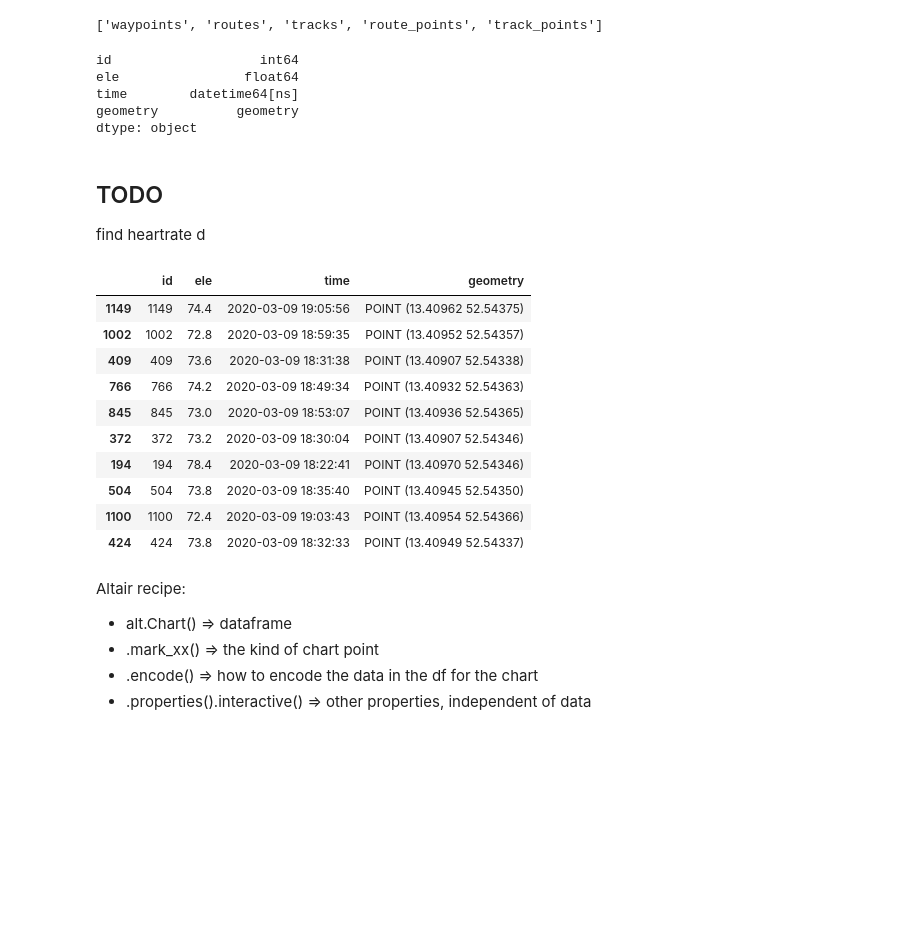
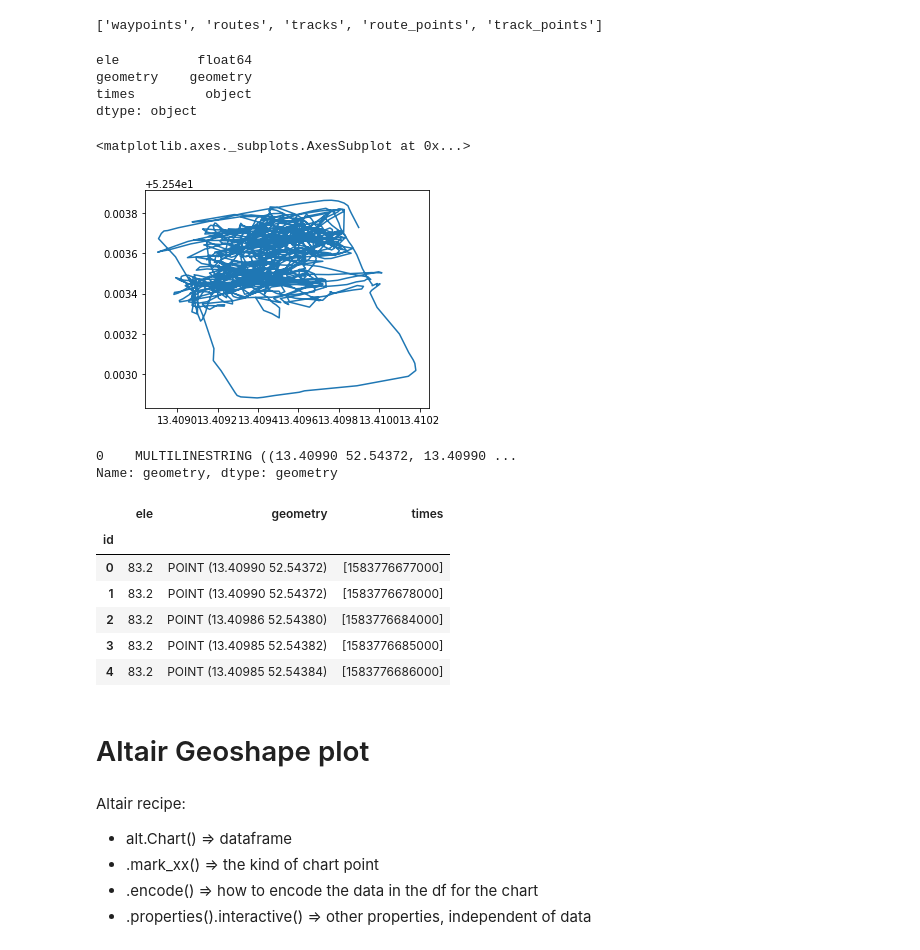
Before and after one commit to louisguitton/football-strava, a Jupyter notebook: notebooks/try.ipynb, the cells around one changed output. Cells and saved outputs as stored; diff of their text form; code cells hidden in the pictures; blank space fills up the shorter version.

```diff
--- a/notebooks/try.ipynb
+++ b/notebooks/try.ipynb
@@ -15,33 +17,46 @@ fiona.listlayers(fname)
 ['waypoints', 'routes', 'tracks', 'route_points', 'track_points']
 # %%
 # https://geopandas.org/io.html#reading-spatial-data
-gdf = gpd.read_file(fname, layer="track_points")[['track_seg_point_id', 'ele', 'time', 'geometry']].rename(columns=dict(track_seg_point_id="id"))
-gdf.time = pd.to_datetime(gdf.time, format='%Y-%m-%dT%H:%M:%S')
+gdf = (
+    gpd.read_file(
+        fname, layer="track_points"
+    )[['track_seg_point_id', 'ele', 'time', 'geometry']]
+    .rename(columns=dict(track_seg_point_id="id"))
+    .set_index("id")
+)
+gdf["times"] = pd.to_datetime(gdf.time, format='%Y-%m-%dT%H:%M:%S').values.astype('int64') // 10 ** 6
+gdf.times = gdf.times.apply(lambda x: [x])
+gdf = gdf.drop("time", axis=1)
 gdf.dtypes
 # %% [output]
-id                   int64
-ele                float64
-time        datetime64[ns]
-geometry          geometry
+ele          float64
+geometry    geometry
+times         object
 dtype: object
-# %% [markdown]
-## TODO
-
-find heartrate d
-# %%
-gdf.sample(10)
-# %% [output]
-|  | id | ele | time | geometry |
-| 1149 | 1149 | 74.4 | 2020-03-09 19:05:56 | POINT (13.40962 52.54375) |
-| 1002 | 1002 | 72.8 | 2020-03-09 18:59:35 | POINT (13.40952 52.54357) |
-| 409 | 409 | 73.6 | 2020-03-09 18:31:38 | POINT (13.40907 52.54338) |
-| 766 | 766 | 74.2 | 2020-03-09 18:49:34 | POINT (13.40932 52.54363) |
-| 845 | 845 | 73.0 | 2020-03-09 18:53:07 | POINT (13.40936 52.54365) |
-| 372 | 372 | 73.2 | 2020-03-09 18:30:04 | POINT (13.40907 52.54346) |
-| 194 | 194 | 78.4 | 2020-03-09 18:22:41 | POINT (13.40970 52.54346) |
-| 504 | 504 | 73.8 | 2020-03-09 18:35:40 | POINT (13.40945 52.54350) |
-| 1100 | 1100 | 72.4 | 2020-03-09 19:03:43 | POINT (13.40954 52.54366) |
-| 424 | 424 | 73.8 | 2020-03-09 18:32:33 | POINT (13.40949 52.54337) |
+# %%
+gdf_linestring = gpd.read_file(fname, layer="tracks")[['name', 'geometry']]
+# %%
+gdf_linestring.plot()
+# %% [output]
+<matplotlib.axes._subplots.AxesSubplot at 0x...>
+[figure, added]
+# %%
+gpd.read_file(fname, layer="tracks").geometry
+# %% [output]
+0    MULTILINESTRING ((13.40990 52.54372, 13.40990 ...
+Name: geometry, dtype: geometry
+# %%
+gdf.head()
+# %% [output]
+|  | ele | geometry | times |
+| id |  |  |  |
+| 0 | 83.2 | POINT (13.40990 52.54372) | [1583776677000] |
+| 1 | 83.2 | POINT (13.40990 52.54372) | [1583776678000] |
+| 2 | 83.2 | POINT (13.40986 52.54380) | [1583776684000] |
+| 3 | 83.2 | POINT (13.40985 52.54382) | [1583776685000] |
+| 4 | 83.2 | POINT (13.40985 52.54384) | [1583776686000] |
+# %% [markdown]
+# Altair Geoshape plot
 # %% [markdown]
 Altair recipe:
 - alt.Chart() => dataframe
```
Also changed, not shown: parts of 9 cells of this notebook, 3 other files.
